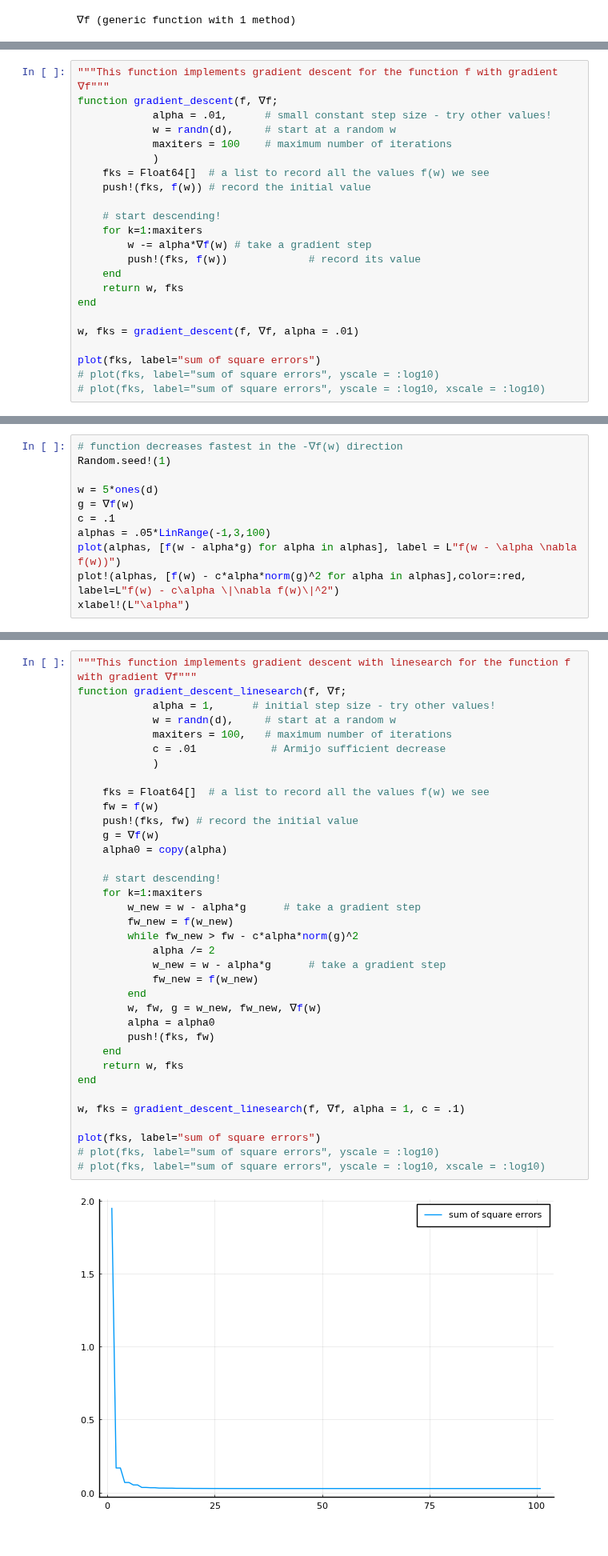
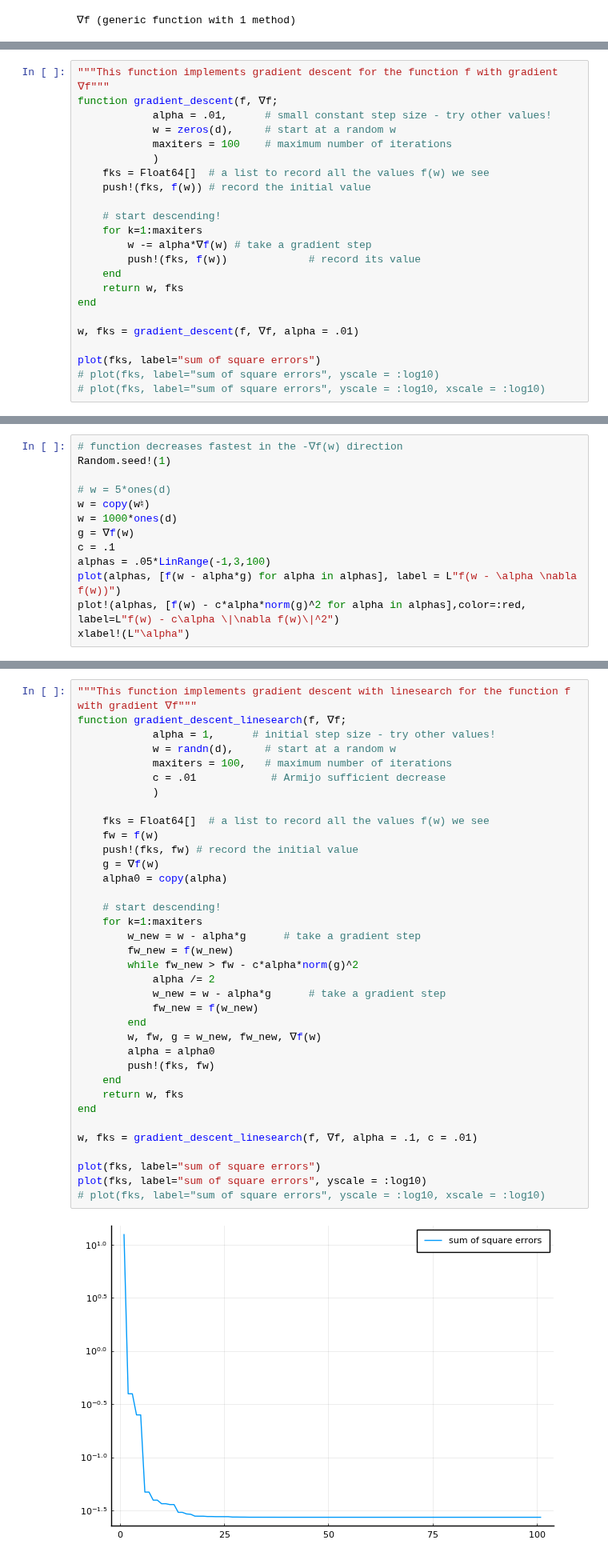
Before and after one commit to ORIE4741/demos, a Jupyter notebook: gradient_descent.ipynb, the cells around one changed output, grey strips where cells are left out. Shown at 80% size. Cells and saved outputs as stored; diff of their text form.

```diff
--- a/gradient_descent.ipynb
+++ b/gradient_descent.ipynb
@@ -63,7 +63,7 @@ xlabel!(L"\alpha")
 """This function implements gradient descent for the function f with gradient ∇f"""
 function gradient_descent(f, ∇f;
             alpha = .01,      # small constant step size - try other values!
-            w = randn(d),     # start at a random w
+            w = zeros(d),     # start at a random w
             maxiters = 100    # maximum number of iterations
             )
     fks = Float64[]  # a list to record all the values f(w) we see
@@ -90,7 +90,9 @@ plot(fks, label="sum of square errors")
 # function decreases fastest in the -∇f(w) direction
 Random.seed!(1)
 
-w = 5*ones(d)
+# w = 5*ones(d)
+w = copy(w♮)
+w = 1000*ones(d)
 g = ∇f(w)
 c = .1
 alphas = .05*LinRange(-1,3,100)
@@ -113,33 +115,33 @@ function gradient_descent_linesearch(f, ∇f;
             maxiters = 100,   # maximum number of iterations
             c = .01            # Armijo sufficient decrease
             )
 
     fks = Float64[]  # a list to record all the values f(w) we see
     fw = f(w)
     push!(fks, fw) # record the initial value
     g = ∇f(w)
     alpha0 = copy(alpha)
 
     # start descending!
     for k=1:maxiters
         w_new = w - alpha*g      # take a gradient step
         fw_new = f(w_new)
         while fw_new > fw - c*alpha*norm(g)^2
             alpha /= 2
             w_new = w - alpha*g      # take a gradient step
             fw_new = f(w_new)
         end
         w, fw, g = w_new, fw_new, ∇f(w)
         alpha = alpha0
         push!(fks, fw)
     end
     return w, fks
 end
 
-w, fks = gradient_descent_linesearch(f, ∇f, alpha = 1, c = .1)
+w, fks = gradient_descent_linesearch(f, ∇f, alpha = .1, c = .01)
 
 plot(fks, label="sum of square errors")
-# plot(fks, label="sum of square errors", yscale = :log10)
+plot(fks, label="sum of square errors", yscale = :log10)
 # plot(fks, label="sum of square errors", yscale = :log10, xscale = :log10)
 # %% [output]
-[figure, old version]
+[figure, new version]
```
Also changed, not shown: parts of 4 cells of this notebook, 1 other file.
